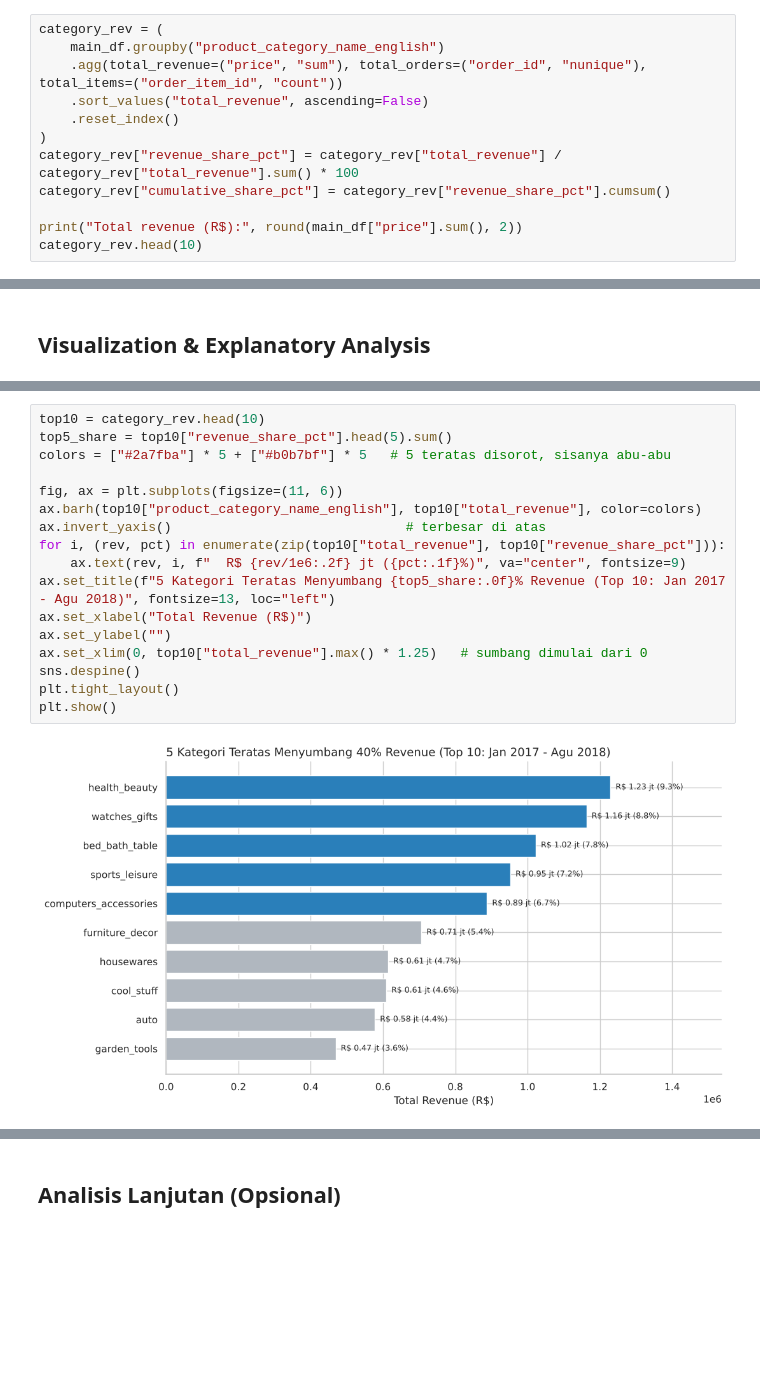
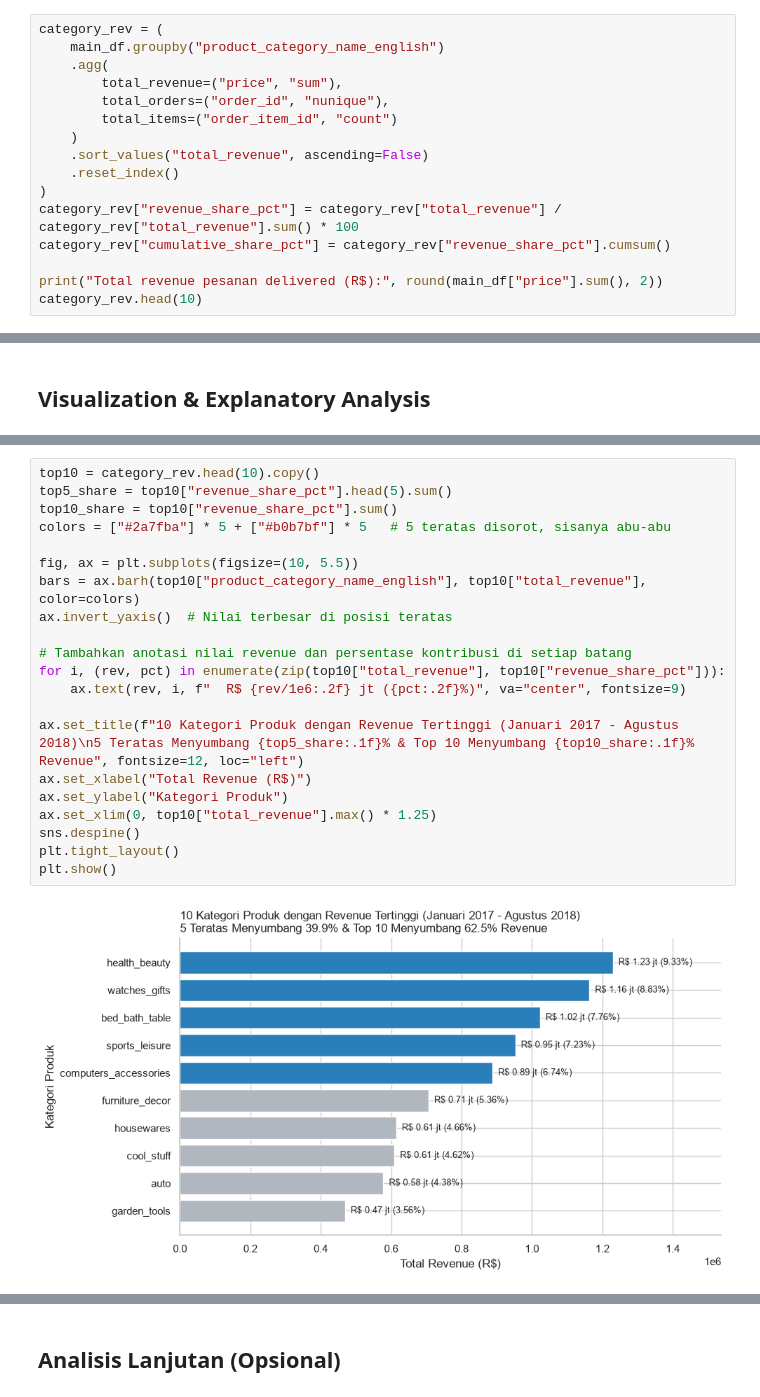
Before and after one commit to kwazoski/submission-analisis-data, a Jupyter notebook: notebook.ipynb, the cells around one changed output, grey strips where cells are left out. Saved outputs shown, nothing was run; the diff lists cells and outputs as text; blank space fills up the shorter version.

```diff
--- a/notebook.ipynb
+++ b/notebook.ipynb
@@ -288,13 +327,17 @@ main_df[["price", "freight_value", "delivery_time_days", "delivery_delay_days",
 # %%
 category_rev = (
     main_df.groupby("product_category_name_english")
-    .agg(total_revenue=("price", "sum"), total_orders=("order_id", "nunique"), total_items=("order_item_id", "count"))
+    .agg(
+        total_revenue=("price", "sum"),
+        total_orders=("order_id", "nunique"),
+        total_items=("order_item_id", "count")
+    )
     .sort_values("total_revenue", ascending=False)
     .reset_index()
 )
 category_rev["revenue_share_pct"] = category_rev["total_revenue"] / category_rev["total_revenue"].sum() * 100
 category_rev["cumulative_share_pct"] = category_rev["revenue_share_pct"].cumsum()
 
-print("Total revenue (R$):", round(main_df["price"].sum(), 2))
+print("Total revenue pesanan delivered (R$):", round(main_df["price"].sum(), 2))
 category_rev.head(10)
 # %% [output]
@@ -408,19 +435,23 @@ Korelasi Spearman:
 # %%
-top10 = category_rev.head(10)
+top10 = category_rev.head(10).copy()
 top5_share = top10["revenue_share_pct"].head(5).sum()
+top10_share = top10["revenue_share_pct"].sum()
 colors = ["#2a7fba"] * 5 + ["#b0b7bf"] * 5   # 5 teratas disorot, sisanya abu-abu
 
-fig, ax = plt.subplots(figsize=(11, 6))
-ax.barh(top10["product_category_name_english"], top10["total_revenue"], color=colors)
-ax.invert_yaxis()                              # terbesar di atas
+fig, ax = plt.subplots(figsize=(10, 5.5))
+bars = ax.barh(top10["product_category_name_english"], top10["total_revenue"], color=colors)
+ax.invert_yaxis()  # Nilai terbesar di posisi teratas
+
+# Tambahkan anotasi nilai revenue dan persentase kontribusi di setiap batang
 for i, (rev, pct) in enumerate(zip(top10["total_revenue"], top10["revenue_share_pct"])):
-    ax.text(rev, i, f"  R$ {rev/1e6:.2f} jt ({pct:.1f}%)", va="center", fontsize=9)
-ax.set_title(f"5 Kategori Teratas Menyumbang {top5_share:.0f}% Revenue (Top 10: Jan 2017 - Agu 2018)", fontsize=13, loc="left")
+    ax.text(rev, i, f"  R$ {rev/1e6:.2f} jt ({pct:.2f}%)", va="center", fontsize=9)
+
+ax.set_title(f"10 Kategori Produk dengan Revenue Tertinggi (Januari 2017 - Agustus 2018)\n5 Teratas Menyumbang {top5_share:.1f}% & Top 10 Menyumbang {top10_share:.1f}% Revenue", fontsize=12, loc="left")
 ax.set_xlabel("Total Revenue (R$)")
-ax.set_ylabel("")
-ax.set_xlim(0, top10["total_revenue"].max() * 1.25)   # sumbang dimulai dari 0
+ax.set_ylabel("Kategori Produk")
+ax.set_xlim(0, top10["total_revenue"].max() * 1.25)
 sns.despine()
 plt.tight_layout()
 plt.show()
 # %% [output]
-[figure, old version]
+[figure, new version]
```
Also changed, not shown: parts of 56 cells of this notebook.
